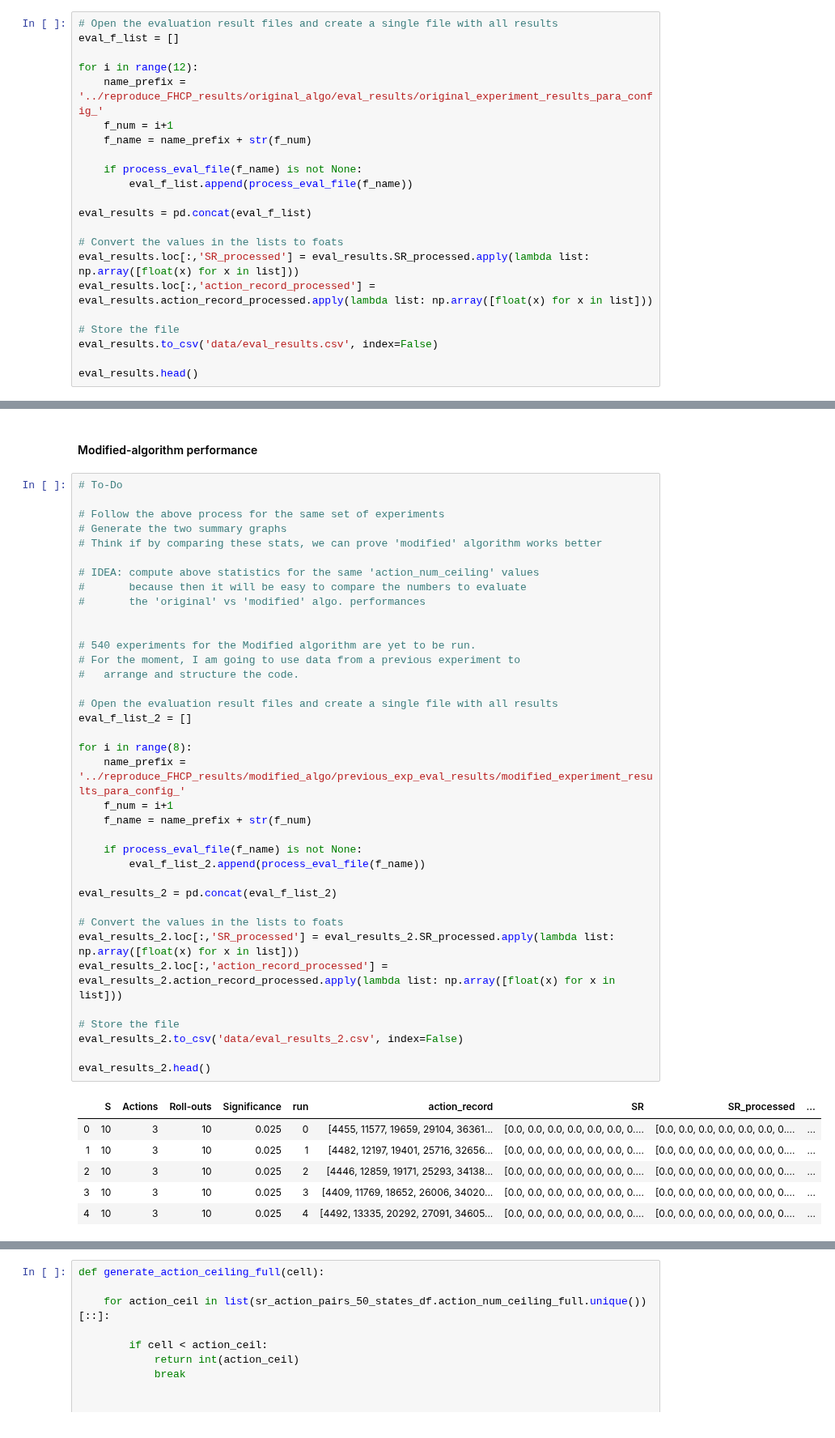
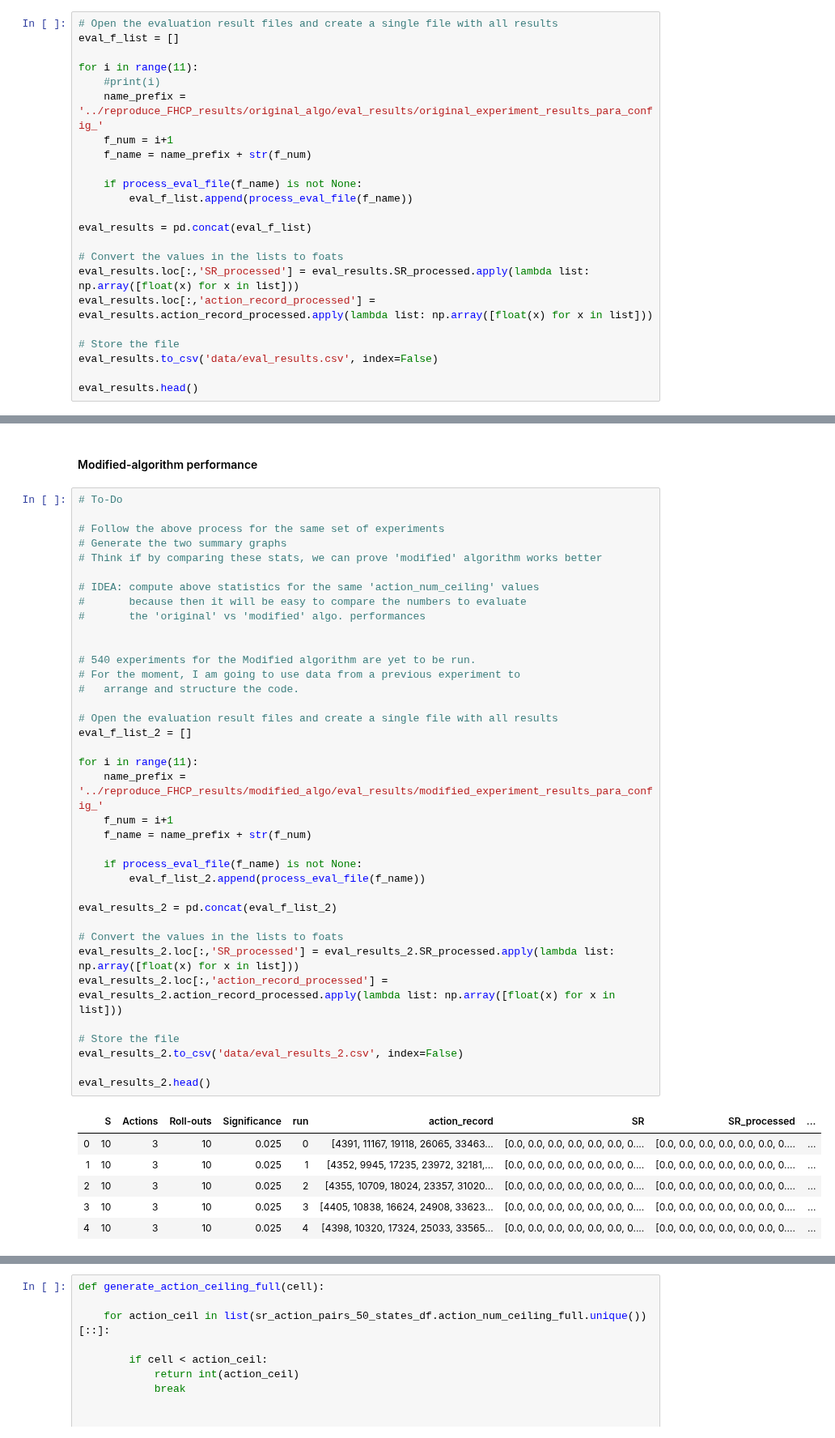
Before and after one commit to PandulaP/RL_Research, a Jupyter notebook: Pb_policy_iteration/cart_pole_modified_env/new_eval_plots/design_new_eval_plot.ipynb, the cells around one changed output, grey strips where cells are left out. Shown at 81% size. Drawn from its saved outputs; the diff is of its cells as text.

```diff
--- a/Pb_policy_iteration/cart_pole_modified_env/new_eval_plots/design_new_eval_plot.ipynb
+++ b/Pb_policy_iteration/cart_pole_modified_env/new_eval_plots/design_new_eval_plot.ipynb
@@ -46,7 +46,8 @@ def process_eval_file(file_name:str):
 # Open the evaluation result files and create a single file with all results
 eval_f_list = []
 
-for i in range(12):
+for i in range(11):
+    #print(i)
     name_prefix = '../reproduce_FHCP_results/original_algo/eval_results/original_experiment_results_para_config_'
     f_num = i+1
     f_name = name_prefix + str(f_num)
@@ -315,40 +320,40 @@ summary_2
 # IDEA: compute above statistics for the same 'action_num_ceiling' values
 #       because then it will be easy to compare the numbers to evaluate
 #       the 'original' vs 'modified' algo. performances
 
 
 # 540 experiments for the Modified algorithm are yet to be run.
 # For the moment, I am going to use data from a previous experiment to
 #   arrange and structure the code.
 
 # Open the evaluation result files and create a single file with all results
 eval_f_list_2 = []
 
-for i in range(8):
-    name_prefix = '../reproduce_FHCP_results/modified_algo/previous_exp_eval_results/modified_experiment_results_para_config_'
+for i in range(11):
+    name_prefix = '../reproduce_FHCP_results/modified_algo/eval_results/modified_experiment_results_para_config_'
     f_num = i+1
     f_name = name_prefix + str(f_num)
 
     if process_eval_file(f_name) is not None:
         eval_f_list_2.append(process_eval_file(f_name))
 
 eval_results_2 = pd.concat(eval_f_list_2)
 
 # Convert the values in the lists to foats
 eval_results_2.loc[:,'SR_processed'] = eval_results_2.SR_processed.apply(lambda list: np.array([float(x) for x in list]))
 eval_results_2.loc[:,'action_record_processed'] = eval_results_2.action_record_processed.apply(lambda list: np.array([float(x) for x in list]))
 
 # Store the file
 eval_results_2.to_csv('data/eval_results_2.csv', index=False)
 
 eval_results_2.head()
 # %% [output]
 |  | S | Actions | Roll-outs | Significance | run | action_record | SR | SR_processed | ... |
-| 0 | 10 | 3 | 10 | 0.025 | 0 | [4455, 11577, 19659, 29104, 36361... | [0.0, 0.0, 0.0, 0.0, 0.0, 0.0, 0.... | [0.0, 0.0, 0.0, 0.0, 0.0, 0.0, 0.... | ... |
-| 1 | 10 | 3 | 10 | 0.025 | 1 | [4482, 12197, 19401, 25716, 32656... | [0.0, 0.0, 0.0, 0.0, 0.0, 0.0, 0.... | [0.0, 0.0, 0.0, 0.0, 0.0, 0.0, 0.... | ... |
-| 2 | 10 | 3 | 10 | 0.025 | 2 | [4446, 12859, 19171, 25293, 34138... | [0.0, 0.0, 0.0, 0.0, 0.0, 0.0, 0.... | [0.0, 0.0, 0.0, 0.0, 0.0, 0.0, 0.... | ... |
-| 3 | 10 | 3 | 10 | 0.025 | 3 | [4409, 11769, 18652, 26006, 34020... | [0.0, 0.0, 0.0, 0.0, 0.0, 0.0, 0.... | [0.0, 0.0, 0.0, 0.0, 0.0, 0.0, 0.... | ... |
-| 4 | 10 | 3 | 10 | 0.025 | 4 | [4492, 13335, 20292, 27091, 34605... | [0.0, 0.0, 0.0, 0.0, 0.0, 0.0, 0.... | [0.0, 0.0, 0.0, 0.0, 0.0, 0.0, 0.... | ... |
+| 0 | 10 | 3 | 10 | 0.025 | 0 | [4391, 11167, 19118, 26065, 33463... | [0.0, 0.0, 0.0, 0.0, 0.0, 0.0, 0.... | [0.0, 0.0, 0.0, 0.0, 0.0, 0.0, 0.... | ... |
+| 1 | 10 | 3 | 10 | 0.025 | 1 | [4352, 9945, 17235, 23972, 32181,... | [0.0, 0.0, 0.0, 0.0, 0.0, 0.0, 0.... | [0.0, 0.0, 0.0, 0.0, 0.0, 0.0, 0.... | ... |
+| 2 | 10 | 3 | 10 | 0.025 | 2 | [4355, 10709, 18024, 23357, 31020... | [0.0, 0.0, 0.0, 0.0, 0.0, 0.0, 0.... | [0.0, 0.0, 0.0, 0.0, 0.0, 0.0, 0.... | ... |
+| 3 | 10 | 3 | 10 | 0.025 | 3 | [4405, 10838, 16624, 24908, 33623... | [0.0, 0.0, 0.0, 0.0, 0.0, 0.0, 0.... | [0.0, 0.0, 0.0, 0.0, 0.0, 0.0, 0.... | ... |
+| 4 | 10 | 3 | 10 | 0.025 | 4 | [4398, 10320, 17324, 25033, 33565... | [0.0, 0.0, 0.0, 0.0, 0.0, 0.0, 0.... | [0.0, 0.0, 0.0, 0.0, 0.0, 0.0, 0.... | ... |
 # %%
 # Prepare 50 init. state dataset
 
```
Also changed, not shown: parts of 7 cells of this notebook, 1 other file.
